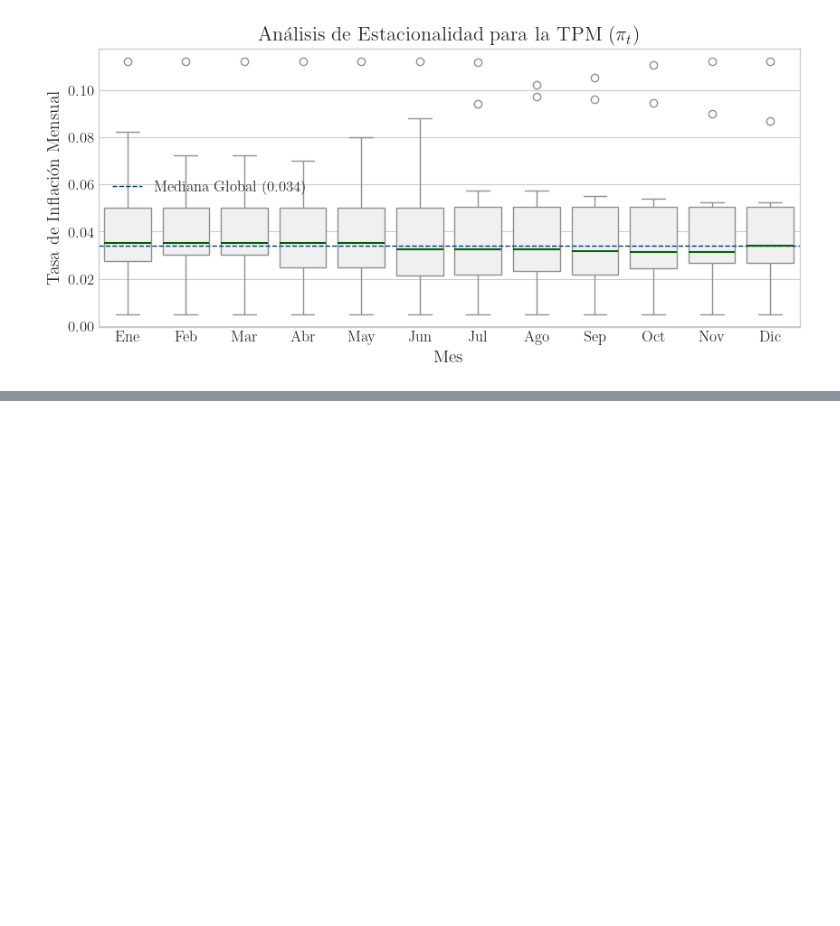
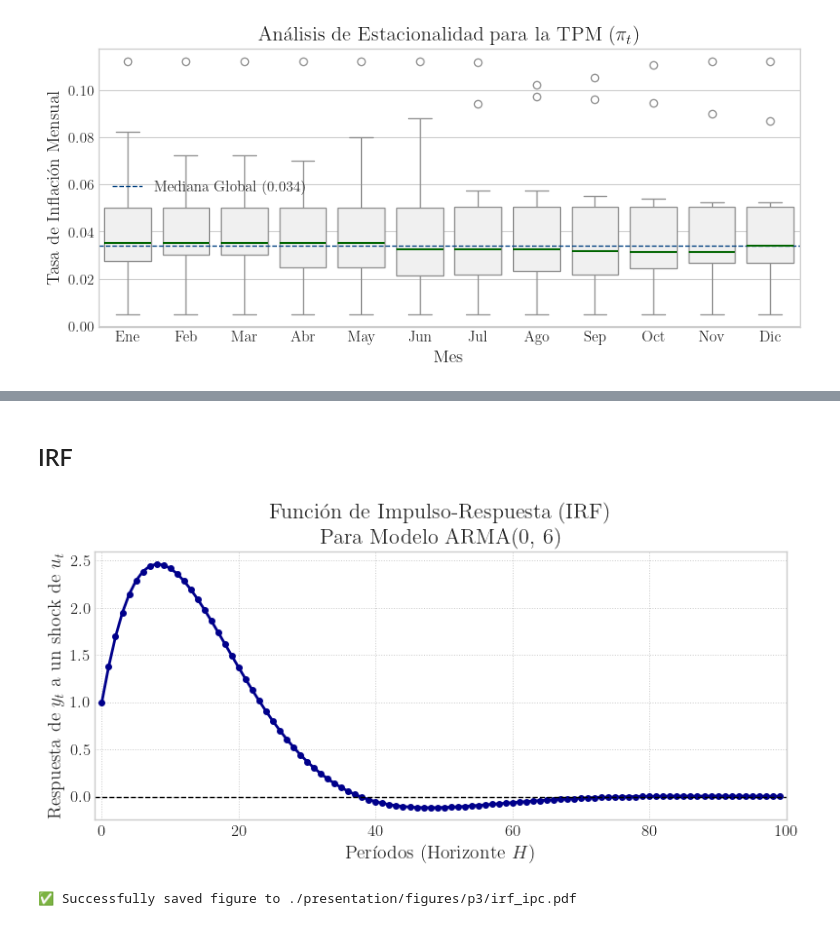
Before and after one commit to ensta630team/HW1---Python, a Jupyter notebook: presentation/notebooks/pregunta_3.ipynb, the cells around one changed output, grey strips where cells are left out. Drawn from its saved outputs; the diff is of its cells as text; code cells hidden in the pictures; blank space fills up the shorter version.

```diff
--- a/presentation/notebooks/pregunta_3.ipynb
+++ b/presentation/notebooks/pregunta_3.ipynb
@@ -192,0 +273,12 @@ uplot.save_figure(fig, './presentation/figures/p3/pq_{}_tpm.pdf'.format(criteria
+# %% [markdown]
+## IRF
+# %%
+irf_exact = results_tpm['model'].get_irf(H=100)
+
+fig, axes = plt.subplots(1, 1, figsize=(8, 4))
+fig, axes = uplot.plot_irf(irf_exact, model=results_ipc['model'], model_name="ARMA", fig=fig, ax=axes)
+
+uplot.save_figure(fig, path='./presentation/figures/p3/irf_ipc.pdf')
+# %% [output]
+[figure, added]
+✅ Successfully saved figure to ./presentation/figures/p3/irf_ipc.pdf
```
Also changed, not shown: parts of 25 cells of this notebook, 34 other files.
